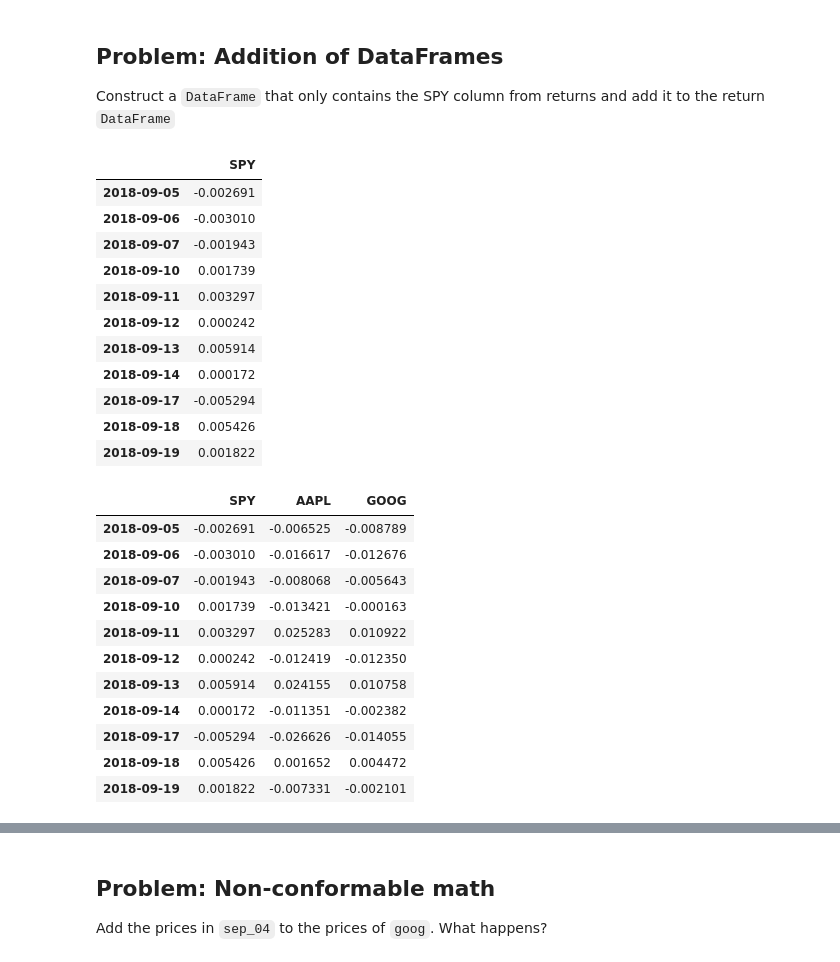
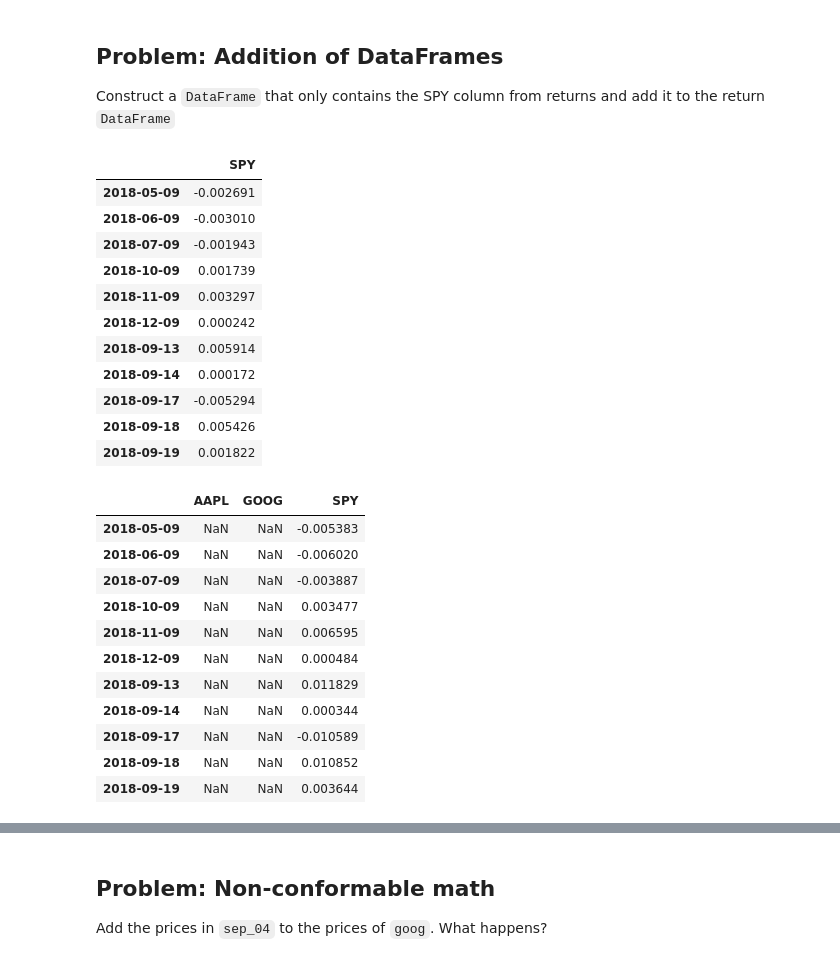
Before and after one commit to GeorgeHockey/python-introduction, a Jupyter notebook: course/introduction/lesson-8.ipynb, the cells around one changed output, grey strips where cells are left out. Cells and saved outputs as stored; diff of their text form; code cells hidden in the pictures.

````diff
--- a/course/introduction/lesson-8.ipynb
+++ b/course/introduction/lesson-8.ipynb
@@ -72,9 +72,9 @@ spy_returns = returns["SPY",]
 #this is not working: check later
 
 #```python
-spy_returns = returns["SPY",]
-aapl_returns = returns["AAPL",]
-goog_returns = returns["GOOG",]
+spy_returns = returns["SPY"]
+aapl_returns = returns["AAPL"]
+goog_returns = returns.GOOG
 #```
 # %% [markdown]
 ## Problem: Compute Log Returns
@@ -231,29 +231,29 @@ spy_returns_df = pd.DataFrame({"SPY": spy_returns})
 spy_returns_df
 # %% [output]
 |  | SPY |
-| 2018-09-05 | -0.002691 |
-| 2018-09-06 | -0.003010 |
-| 2018-09-07 | -0.001943 |
-| 2018-09-10 | 0.001739 |
-| 2018-09-11 | 0.003297 |
-| 2018-09-12 | 0.000242 |
+| 2018-05-09 | -0.002691 |
+| 2018-06-09 | -0.003010 |
+| 2018-07-09 | -0.001943 |
+| 2018-10-09 | 0.001739 |
+| 2018-11-09 | 0.003297 |
+| 2018-12-09 | 0.000242 |
 | 2018-09-13 | 0.005914 |
 | 2018-09-14 | 0.000172 |
 | 2018-09-17 | -0.005294 |
 | 2018-09-18 | 0.005426 |
 | 2018-09-19 | 0.001822 |
 # %%
-returns
+returns + spy_returns_df
 # %% [output]
-|  | SPY | AAPL | GOOG |
-| 2018-09-05 | -0.002691 | -0.006525 | -0.008789 |
-| 2018-09-06 | -0.003010 | -0.016617 | -0.012676 |
-| 2018-09-07 | -0.001943 | -0.008068 | -0.005643 |
-| 2018-09-10 | 0.001739 | -0.013421 | -0.000163 |
-| 2018-09-11 | 0.003297 | 0.025283 | 0.010922 |
-| 2018-09-12 | 0.000242 | -0.012419 | -0.012350 |
-| 2018-09-13 | 0.005914 | 0.024155 | 0.010758 |
-| 2018-09-14 | 0.000172 | -0.011351 | -0.002382 |
-| 2018-09-17 | -0.005294 | -0.026626 | -0.014055 |
-| 2018-09-18 | 0.005426 | 0.001652 | 0.004472 |
-| 2018-09-19 | 0.001822 | -0.007331 | -0.002101 |
+|  | AAPL | GOOG | SPY |
+| 2018-05-09 | NaN | NaN | -0.005383 |
+| 2018-06-09 | NaN | NaN | -0.006020 |
+| 2018-07-09 | NaN | NaN | -0.003887 |
+| 2018-10-09 | NaN | NaN | 0.003477 |
+| 2018-11-09 | NaN | NaN | 0.006595 |
+| 2018-12-09 | NaN | NaN | 0.000484 |
+| 2018-09-13 | NaN | NaN | 0.011829 |
+| 2018-09-14 | NaN | NaN | 0.000344 |
+| 2018-09-17 | NaN | NaN | -0.010589 |
+| 2018-09-18 | NaN | NaN | 0.010852 |
+| 2018-09-19 | NaN | NaN | 0.003644 |
````
Also changed, not shown: parts of 21 cells of this notebook, 13 other files.
